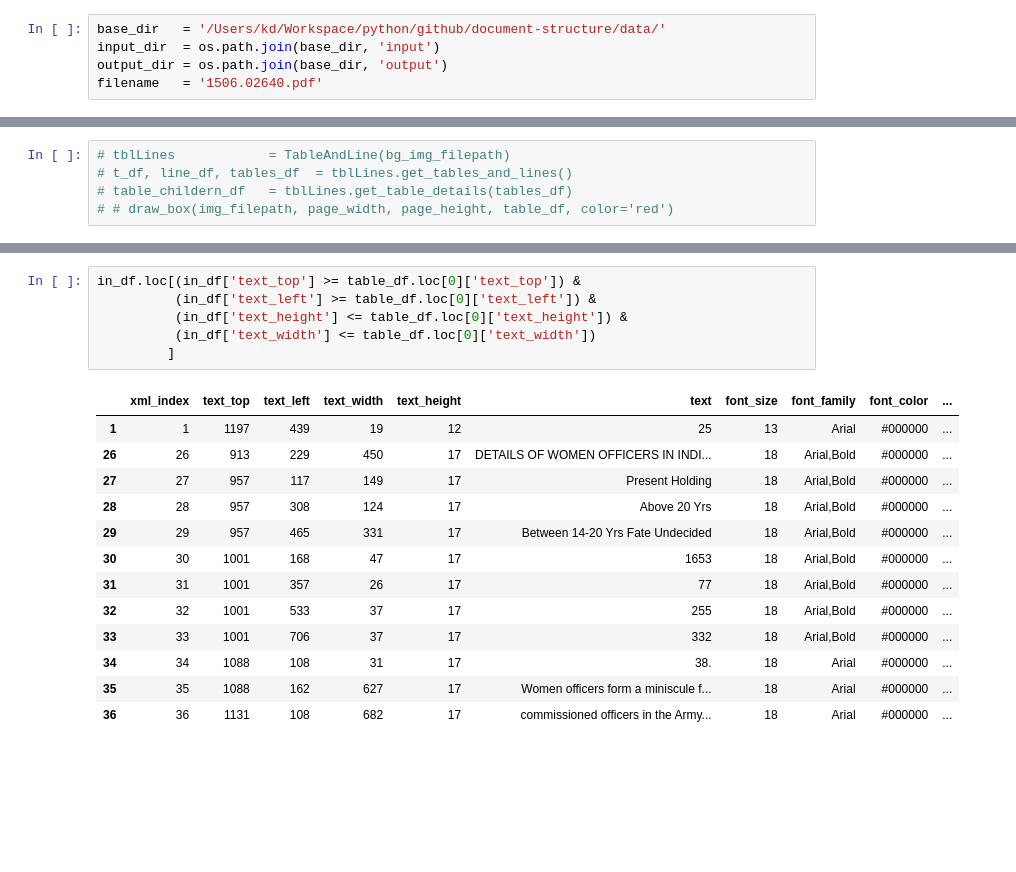
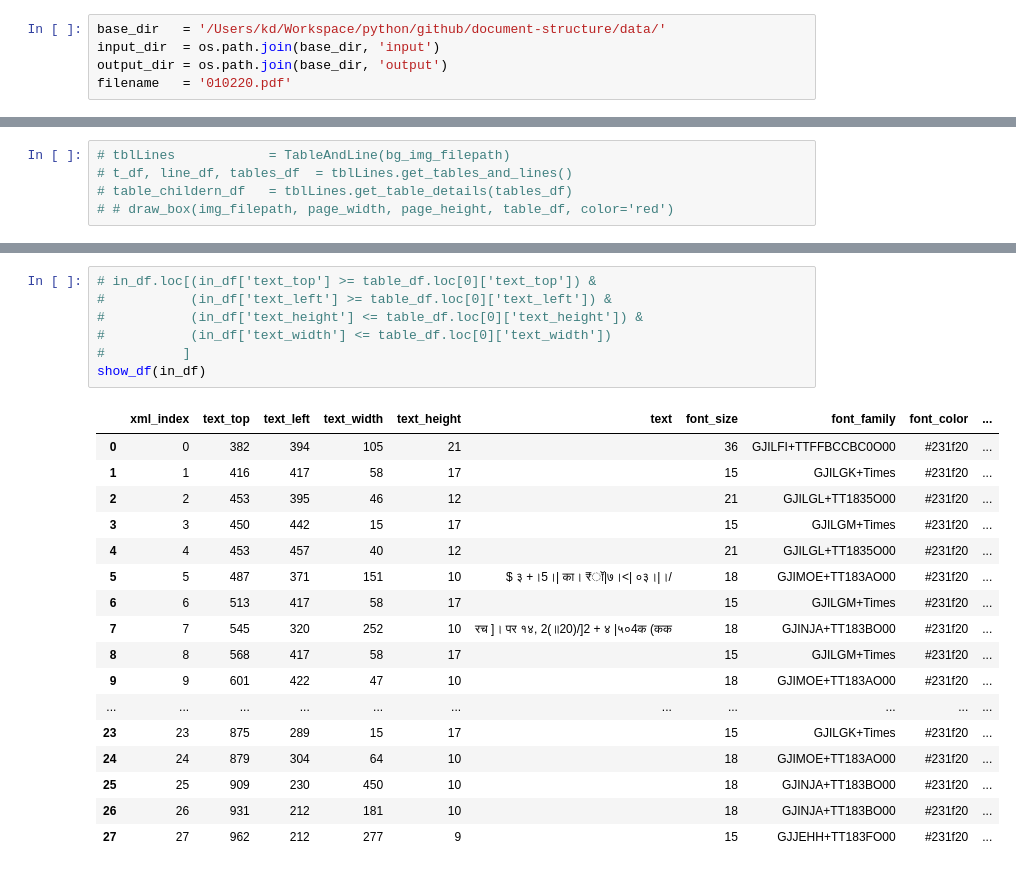
Before and after one commit to kumardeepak/document-structure, a Jupyter notebook: notebooks/DOCUMENT_STRUCTURE_MAIN_KD.ipynb, the cells around one changed output, grey strips where cells are left out. Drawn from its saved outputs; the diff is of its cells as text; blank space fills up the shorter version.

```diff
--- a/notebooks/DOCUMENT_STRUCTURE_MAIN_KD.ipynb
+++ b/notebooks/DOCUMENT_STRUCTURE_MAIN_KD.ipynb
@@ -45,7 +45,7 @@ def show_df(df):
 base_dir   = '/Users/kd/Workspace/python/github/document-structure/data/'
 input_dir  = os.path.join(base_dir, 'input')
 output_dir = os.path.join(base_dir, 'output')
-filename   = '1506.02640.pdf'
+filename   = '010220.pdf'
 # %% [markdown]
 ## extract pdfs', background image, each page & xml information
 # %%
@@ -120,20 +123,25 @@ draw_box(img_filepath, page_width, page_height, v_df, color='red')
 # %%
-in_df.loc[(in_df['text_top'] >= table_df.loc[0]['text_top']) &
-          (in_df['text_left'] >= table_df.loc[0]['text_left']) &
-          (in_df['text_height'] <= table_df.loc[0]['text_height']) &
-          (in_df['text_width'] <= table_df.loc[0]['text_width'])
-         ]
+# in_df.loc[(in_df['text_top'] >= table_df.loc[0]['text_top']) &
+#           (in_df['text_left'] >= table_df.loc[0]['text_left']) &
+#           (in_df['text_height'] <= table_df.loc[0]['text_height']) &
+#           (in_df['text_width'] <= table_df.loc[0]['text_width'])
+#          ]
+show_df(in_df)
 # %% [output]
 |  | xml_index | text_top | text_left | text_width | text_height | text | font_size | font_family | font_color | ... |
-| 1 | 1 | 1197 | 439 | 19 | 12 | 25 | 13 | Arial | #000000 | ... |
-| 26 | 26 | 913 | 229 | 450 | 17 | DETAILS OF WOMEN OFFICERS IN INDI... | 18 | Arial,Bold | #000000 | ... |
-| 27 | 27 | 957 | 117 | 149 | 17 | Present Holding | 18 | Arial,Bold | #000000 | ... |
-| 28 | 28 | 957 | 308 | 124 | 17 | Above 20 Yrs | 18 | Arial,Bold | #000000 | ... |
-| 29 | 29 | 957 | 465 | 331 | 17 | Between 14-20 Yrs Fate Undecided | 18 | Arial,Bold | #000000 | ... |
-| 30 | 30 | 1001 | 168 | 47 | 17 | 1653 | 18 | Arial,Bold | #000000 | ... |
-| 31 | 31 | 1001 | 357 | 26 | 17 | 77 | 18 | Arial,Bold | #000000 | ... |
-| 32 | 32 | 1001 | 533 | 37 | 17 | 255 | 18 | Arial,Bold | #000000 | ... |
-| 33 | 33 | 1001 | 706 | 37 | 17 | 332 | 18 | Arial,Bold | #000000 | ... |
-| 34 | 34 | 1088 | 108 | 31 | 17 | 38. | 18 | Arial | #000000 | ... |
-| 35 | 35 | 1088 | 162 | 627 | 17 | Women officers form a miniscule f... | 18 | Arial | #000000 | ... |
-| 36 | 36 | 1131 | 108 | 682 | 17 | commissioned officers in the Army... | 18 | Arial | #000000 | ... |
+| 0 | 0 | 382 | 394 | 105 | 21 |  | 36 | GJILFI+TTFFBCCBC0O00 | #231f20 | ... |
+| 1 | 1 | 416 | 417 | 58 | 17 |  | 15 | GJILGK+Times | #231f20 | ... |
+| 2 | 2 | 453 | 395 | 46 | 12 |  | 21 | GJILGL+TT1835O00 | #231f20 | ... |
+| 3 | 3 | 450 | 442 | 15 | 17 |  | 15 | GJILGM+Times | #231f20 | ... |
+| 4 | 4 | 453 | 457 | 40 | 12 |  | 21 | GJILGL+TT1835O00 | #231f20 | ... |
+| 5 | 5 | 487 | 371 | 151 | 10 | $ ३ +।5।| का। ₹ॉ|७।<| ०३।|।/ | 18 | GJIMOE+TT183AO00 | #231f20 | ... |
+| 6 | 6 | 513 | 417 | 58 | 17 |  | 15 | GJILGM+Times | #231f20 | ... |
+| 7 | 7 | 545 | 320 | 252 | 10 | रच ]। पर १४, 2(॥20)/]2 + ४ |५०4क (कक | 18 | GJINJA+TT183BO00 | #231f20 | ... |
+| 8 | 8 | 568 | 417 | 58 | 17 |  | 15 | GJILGM+Times | #231f20 | ... |
+| 9 | 9 | 601 | 422 | 47 | 10 |  | 18 | GJIMOE+TT183AO00 | #231f20 | ... |
+| ... | ... | ... | ... | ... | ... | ... | ... | ... | ... | ... |
+| 23 | 23 | 875 | 289 | 15 | 17 |  | 15 | GJILGK+Times | #231f20 | ... |
+| 24 | 24 | 879 | 304 | 64 | 10 |  | 18 | GJIMOE+TT183AO00 | #231f20 | ... |
+| 25 | 25 | 909 | 230 | 450 | 10 |  | 18 | GJINJA+TT183BO00 | #231f20 | ... |
+| 26 | 26 | 931 | 212 | 181 | 10 |  | 18 | GJINJA+TT183BO00 | #231f20 | ... |
+| 27 | 27 | 962 | 212 | 277 | 9 |  | 15 | GJJEHH+TT183FO00 | #231f20 | ... |
```
Also changed, not shown: parts of 5 cells of this notebook, 8 other files.
